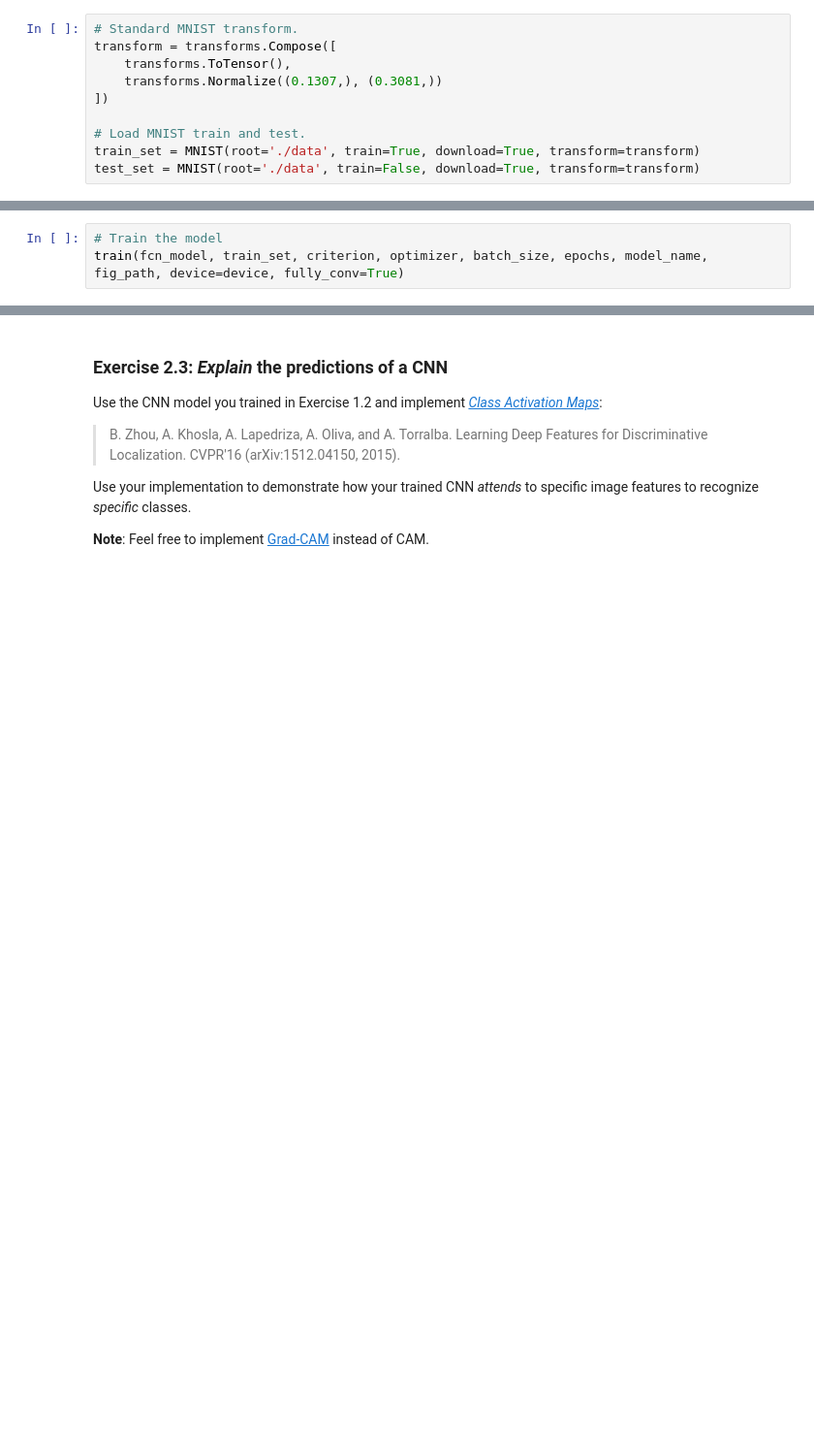
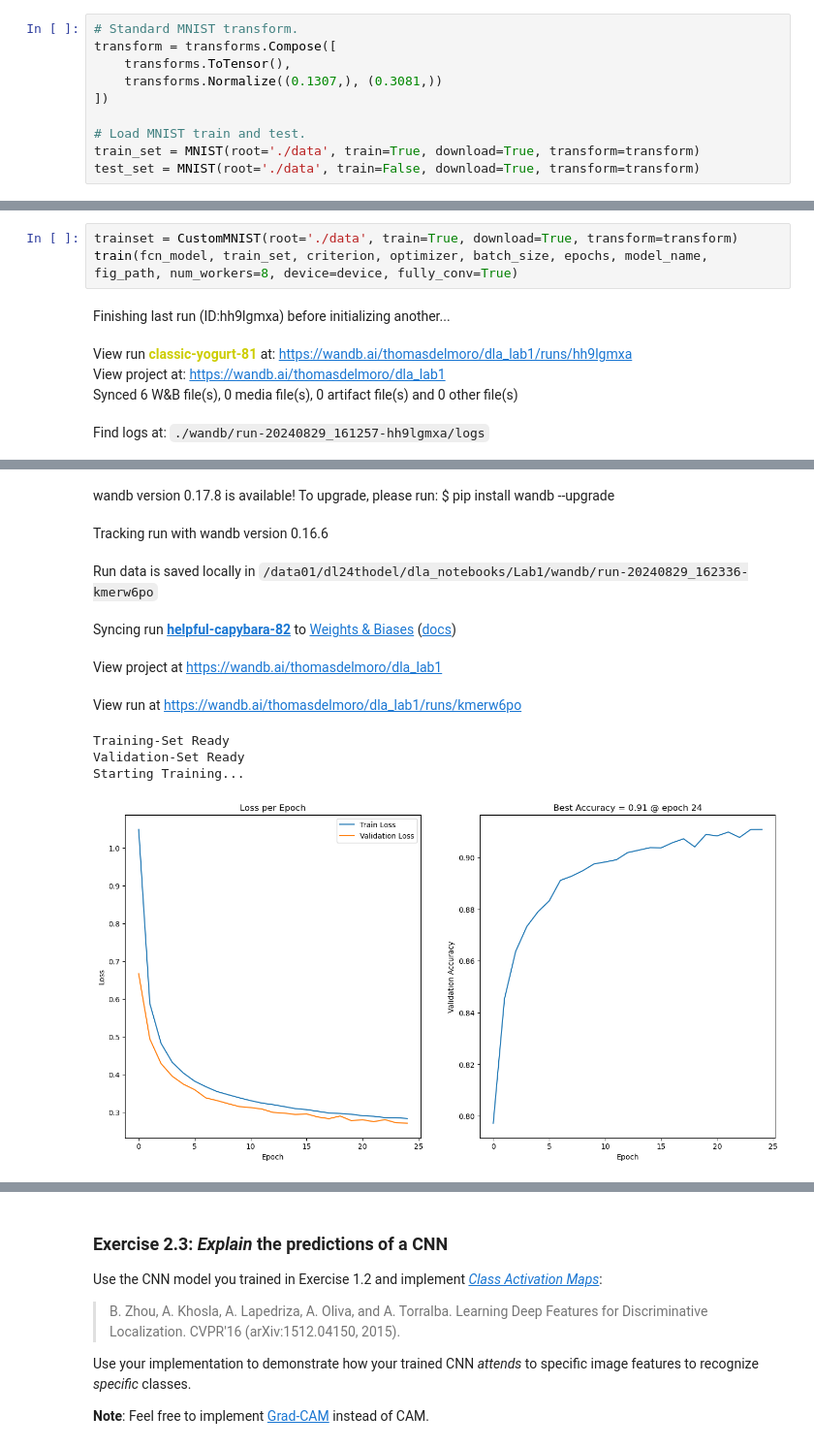
Before and after one commit to thomasdelmoro21/dla_laboratories, a Jupyter notebook: Lab1/Lab1.ipynb, the cells around one changed output, grey strips where cells are left out. Shown at 97% size. Saved outputs shown, nothing was run; the diff lists cells and outputs as text; blank space fills up the shorter version.

```diff
--- a/Lab1/Lab1.ipynb
+++ b/Lab1/Lab1.ipynb
@@ -620,3 +703,0 @@ FCN(
-# %%
-# Train the model
-train(fcn_model, train_set, criterion, optimizer, batch_size, epochs, model_name, fig_path, device=device, fully_conv=True)
@@ -670,0 +804,9 @@ plt.show()
+# %%
+trainset = CustomMNIST(root='./data', train=True, download=True, transform=transform)
+train(fcn_model, train_set, criterion, optimizer, batch_size, epochs, model_name, fig_path, num_workers=8, device=device, fully_conv=True)
+# %% [output]
+Finishing last run (ID:hh9lgmxa) before initializing another...
+View run classic-yogurt-81 at: https://wandb.ai/thomasdelmoro/dla_lab1/runs/hh9lgmxa
+View project at: https://wandb.ai/thomasdelmoro/dla_lab1
+Synced 6 W&B file(s), 0 media file(s), 0 artifact file(s) and 0 other file(s)
+Find logs at: ./wandb/run-20240829_161257-hh9lgmxa/logs
@@ -670,0 +814,10 @@ plt.show()
+wandb version 0.17.8 is available! To upgrade, please run: $ pip install wandb --upgrade
+Tracking run with wandb version 0.16.6
+Run data is saved locally in /data01/dl24thodel/dla_notebooks/Lab1/wandb/run-20240829_162336-kmerw6po
+Syncing run helpful-capybara-82 to Weights & Biases (docs)
+View project at https://wandb.ai/thomasdelmoro/dla_lab1
+View run at https://wandb.ai/thomasdelmoro/dla_lab1/runs/kmerw6po
+Training-Set Ready
+Validation-Set Ready
+Starting Training...
+[figure, added]
```
Also changed, not shown: parts of 48 cells of this notebook, 25 other files.
